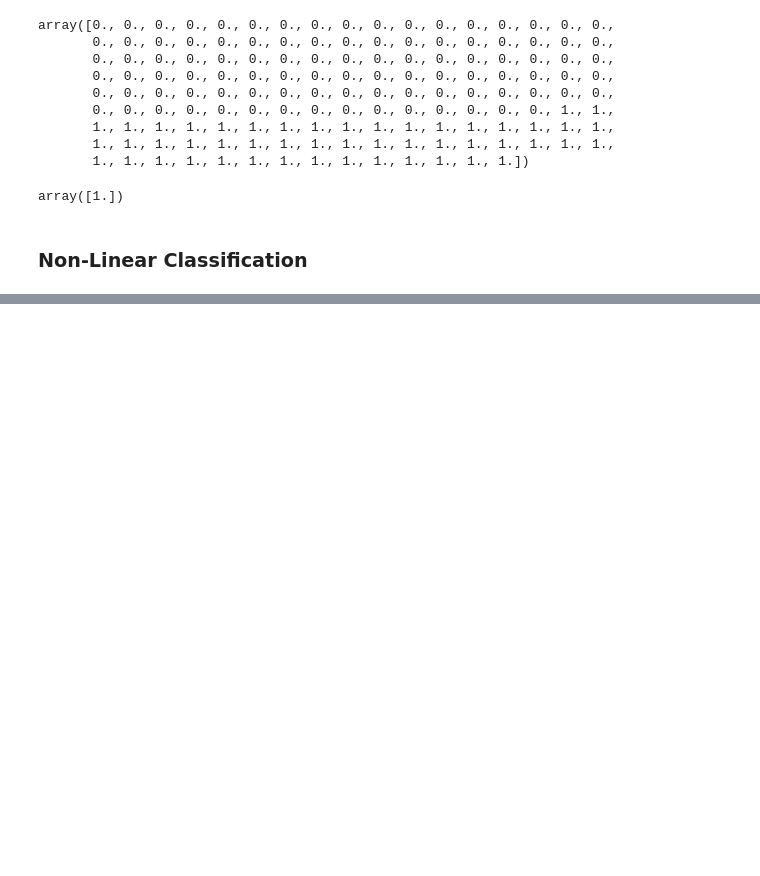
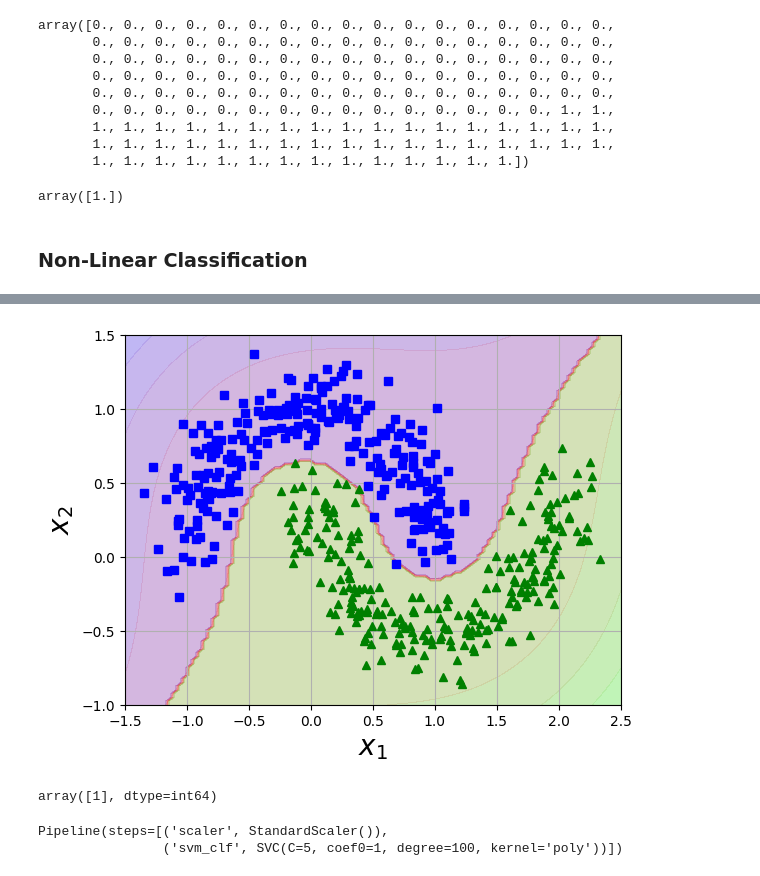
Before and after one commit to savindumahasen/CalifoniaHousingPrices, a Jupyter notebook: CalifoniaDataSetAnalysis.ipynb, the cells around one changed output, grey strips where cells are left out. Saved outputs shown, nothing was run; the diff lists cells and outputs as text; code cells hidden in the pictures; blank space fills up the shorter version.

```diff
--- a/CalifoniaDataSetAnalysis.ipynb
+++ b/CalifoniaDataSetAnalysis.ipynb
@@ -2098,0 +2122,6 @@ array([1.])
+# %%
+polynomial_svm_clf=Pipeline([
+    ("poly_feature",PolynomialFeatures(degree=3)),
+    ("scaler",StandardScaler()),
+    ("svm_clf",LinearSVC(C=10, loss="hinge"))
+])
@@ -2098,0 +2133,42 @@ array([1.])
+# %%
+import numpy  as np
+def plot_predictions(clf, axes):
+    x0s = np.linspace(axes[0], axes[1], 100)
+    x1s = np.linspace(axes[2], axes[3], 100)
+    x0, x1 = np.meshgrid(x0s, x1s)
+    X = np.c_[x0.ravel(), x1.ravel()]
+    y_pred = clf.predict(X).reshape(x0.shape)
+    y_decision = clf.decision_function(X).reshape(x0.shape)
+    plt.contourf(x0, x1, y_pred, cmap=plt.cm.brg, alpha=0.2)
+    plt.contourf(x0, x1, y_decision, cmap=plt.cm.brg, alpha=0.1)
+
+plot_predictions(polynomial_svm_clf, [-1.5, 2.5, -1, 1.5])
+plot_dataset(X, y, [-1.5, 2.5, -1, 1.5])
+plt.show()
+# %% [output]
+[figure, added]
+# %%
+from  sklearn.svm  import SVC
+
+poly_kernal_svm_clf= Pipeline([
+
+    ("scaler",StandardScaler()),
+    ("svm_clf",SVC(kernel="poly",degree=3, coef0=1, C=5))
+
+])
+poly_kernal_svm_clf.fit(X,y)
+poly_kernal_svm_clf.predict([[1.5,-0.2]])
+# %% [output]
+array([1], dtype=int64)
+# %%
+
+poly100_kernal_svm_clf= Pipeline([
+
+    ("scaler",StandardScaler()),
+    ("svm_clf",SVC(kernel="poly",degree=100, coef0=1, C=5))
+
+])
+poly100_kernal_svm_clf.fit(X,y)
+# %% [output]
+Pipeline(steps=[('scaler', StandardScaler()),
+                ('svm_clf', SVC(C=5, coef0=1, degree=100, kernel='poly'))])
```
Also changed, not shown: parts of 8 cells of this notebook.
